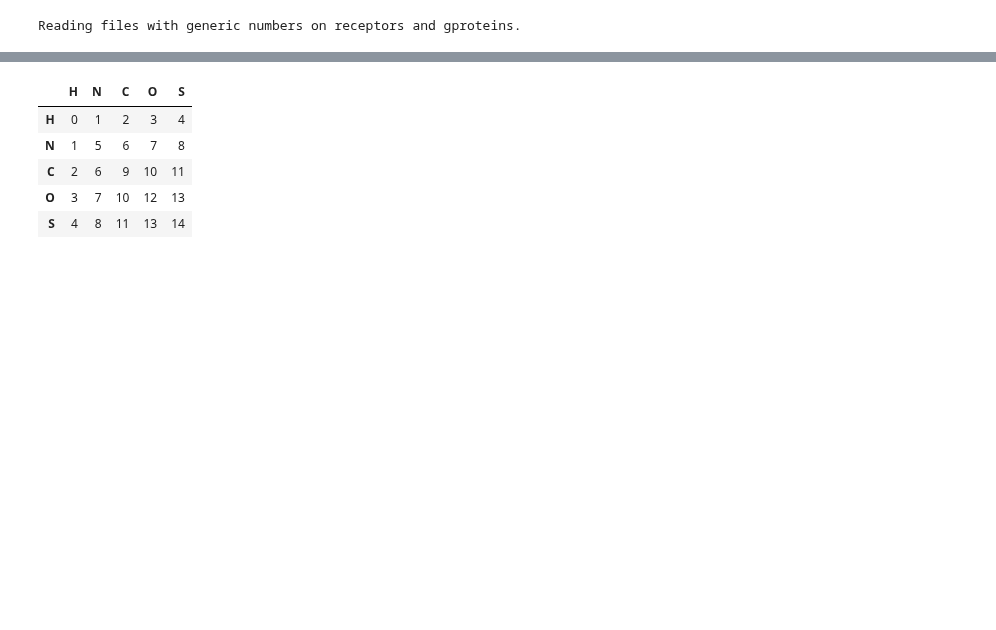
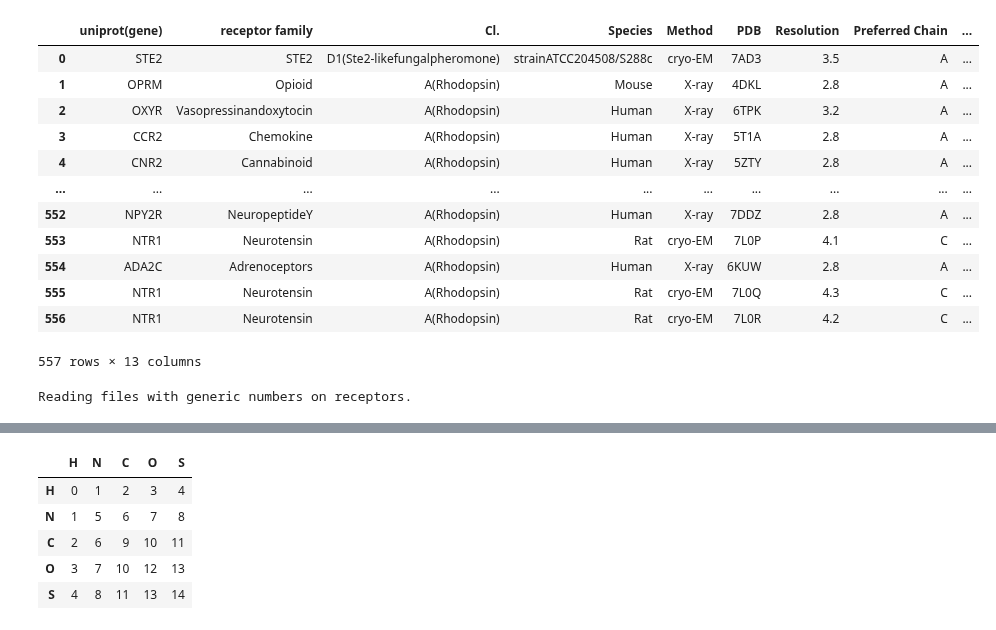
Before and after one commit to flurinh/mt, a Jupyter notebook: GraphProcessor.ipynb, the cells around one changed output, grey strips where cells are left out. Cells and saved outputs as stored; diff of their text form; code cells hidden in the pictures; blank space fills up the shorter version.

```diff
--- a/GraphProcessor.ipynb
+++ b/GraphProcessor.ipynb
@@ -22,7 +22,23 @@ from tqdm import trange
 p = CifProcessor()
 # %%
 p.read_pkl_metainfo()
+# %%
+p.table
+# %% [output]
+|  | uniprot(gene) | receptor family | Cl. | Species | Method | PDB | Resolution | Preferred Chain | ... |
+| 0 | STE2 | STE2 | D1(Ste2-likefungalpheromone) | strainATCC204508/S288c | cryo-EM | 7AD3 | 3.5 | A | ... |
+| 1 | OPRM | Opioid | A(Rhodopsin) | Mouse | X-ray | 4DKL | 2.8 | A | ... |
+| 2 | OXYR | Vasopressinandoxytocin | A(Rhodopsin) | Human | X-ray | 6TPK | 3.2 | A | ... |
+| 3 | CCR2 | Chemokine | A(Rhodopsin) | Human | X-ray | 5T1A | 2.8 | A | ... |
+| 4 | CNR2 | Cannabinoid | A(Rhodopsin) | Human | X-ray | 5ZTY | 2.8 | A | ... |
+| ... | ... | ... | ... | ... | ... | ... | ... | ... | ... |
+| 552 | NPY2R | NeuropeptideY | A(Rhodopsin) | Human | X-ray | 7DDZ | 2.8 | A | ... |
+| 553 | NTR1 | Neurotensin | A(Rhodopsin) | Rat | cryo-EM | 7L0P | 4.1 | C | ... |
+| 554 | ADA2C | Adrenoceptors | A(Rhodopsin) | Human | X-ray | 6KUW | 2.8 | A | ... |
+| 555 | NTR1 | Neurotensin | A(Rhodopsin) | Rat | cryo-EM | 7L0Q | 4.3 | C | ... |
+| 556 | NTR1 | Neurotensin | A(Rhodopsin) | Rat | cryo-EM | 7L0R | 4.2 | C | ... |
+557 rows × 13 columns
 # %%
-p.read_pkl(mode='rg', folder='data/processed/')
+p.read_pkl(mode='r', folder='data/processed/')
 # %% [output]
-Reading files with generic numbers on receptors and gproteins.
+Reading files with generic numbers on receptors.
```
Also changed, not shown: parts of 24 cells of this notebook.
